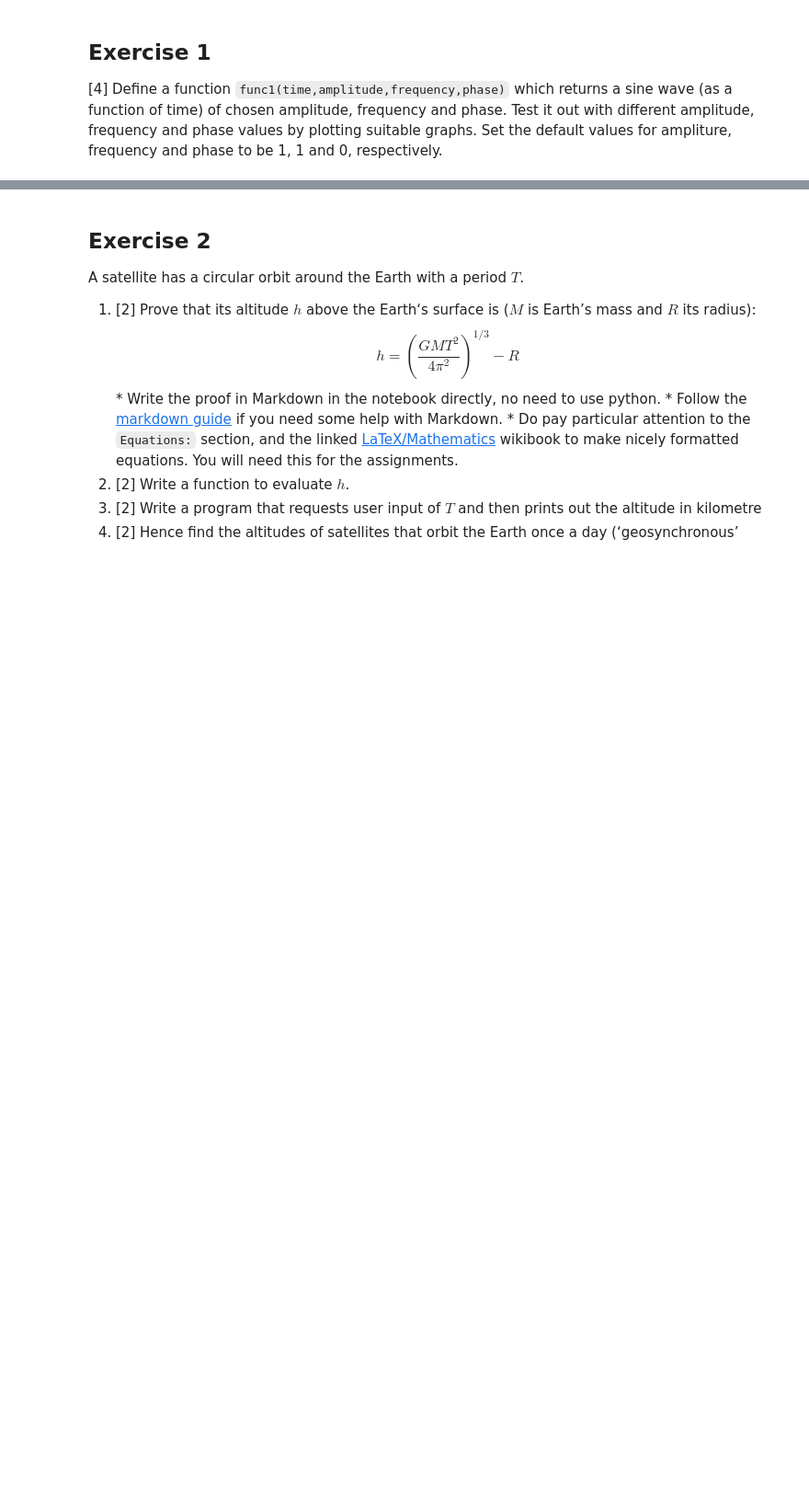
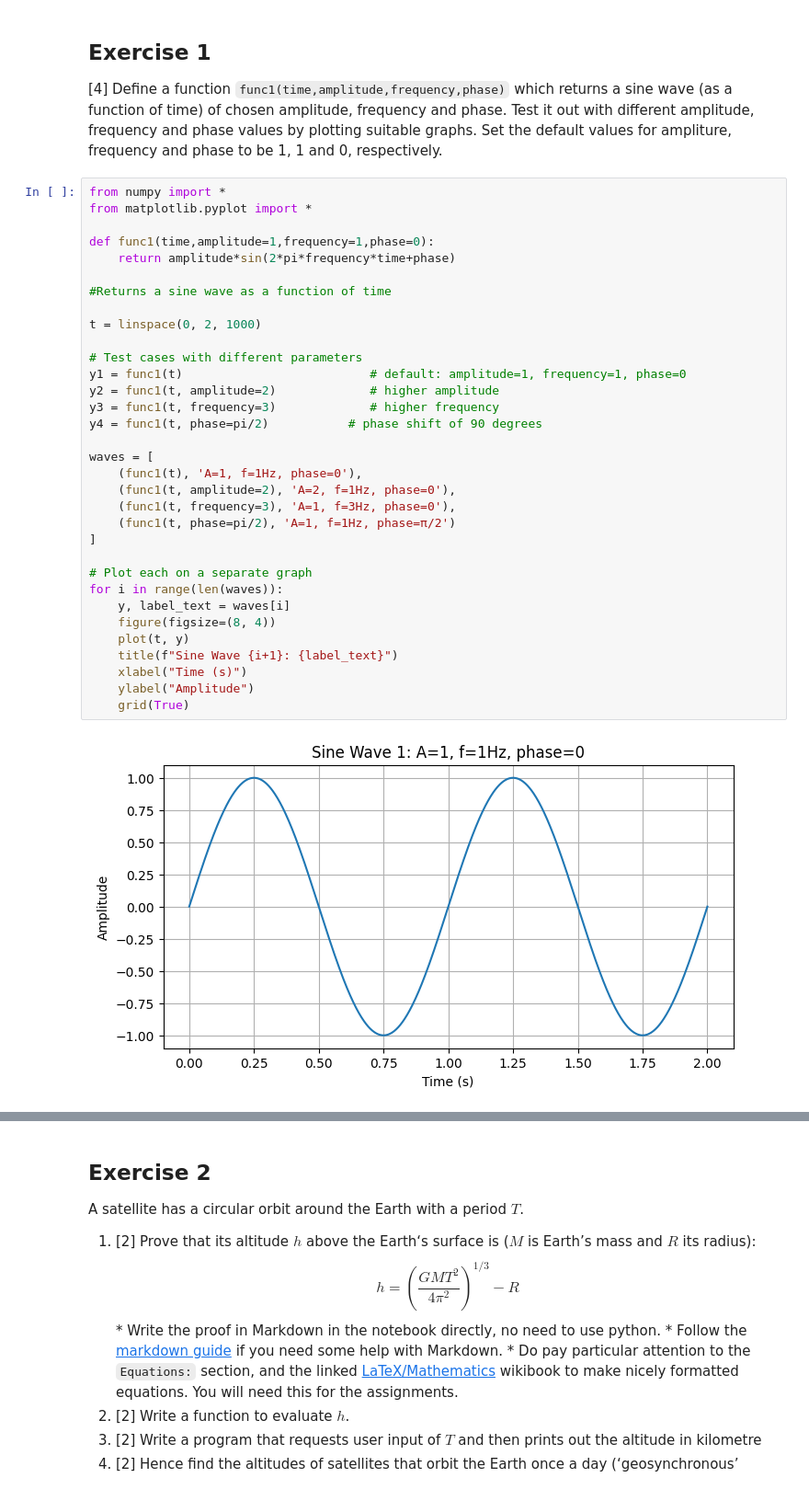
Before and after one commit to PX2145-2025/week-2-b-Ben-Sheldrick, a Jupyter notebook: Functions.ipynb, the cells around one changed output, grey strips where cells are left out. Shown at 92% size. Saved outputs shown, nothing was run; the diff lists cells and outputs as text; blank space fills up the shorter version.

```diff
--- a/Functions.ipynb
+++ b/Functions.ipynb
@@ -274,3 +274,38 @@ Use the `anglesutils` module you just created to plot that function from $t=0\,\
 ## Exercise 1
 
 [4] Define a function `func1(time,amplitude,frequency,phase)` which returns a sine wave (as a function of time) of chosen amplitude, frequency and phase. Test it out with different amplitude, frequency and phase values by plotting suitable graphs. Set the default values for ampliture, frequency and phase to be 1, 1 and 0, respectively.
+# %%
+from numpy import *
+from matplotlib.pyplot import *
+
+def func1(time,amplitude=1,frequency=1,phase=0):
+    return amplitude*sin(2*pi*frequency*time+phase)
+
+#Returns a sine wave as a function of time
+
+t = linspace(0, 2, 1000)
+
+# Test cases with different parameters
+y1 = func1(t)                          # default: amplitude=1, frequency=1, phase=0
+y2 = func1(t, amplitude=2)             # higher amplitude
+y3 = func1(t, frequency=3)             # higher frequency
+y4 = func1(t, phase=pi/2)           # phase shift of 90 degrees
+
+waves = [
+    (func1(t), 'A=1, f=1Hz, phase=0'),
+    (func1(t, amplitude=2), 'A=2, f=1Hz, phase=0'),
+    (func1(t, frequency=3), 'A=1, f=3Hz, phase=0'),
+    (func1(t, phase=pi/2), 'A=1, f=1Hz, phase=π/2')
+]
+
+# Plot each on a separate graph
+for i in range(len(waves)):
+    y, label_text = waves[i]
+    figure(figsize=(8, 4))
+    plot(t, y)
+    title(f"Sine Wave {i+1}: {label_text}")
+    xlabel("Time (s)")
+    ylabel("Amplitude")
+    grid(True)
+# %% [output]
+[figure, added]
```
Also changed, not shown: parts of 1 cell of this notebook.
